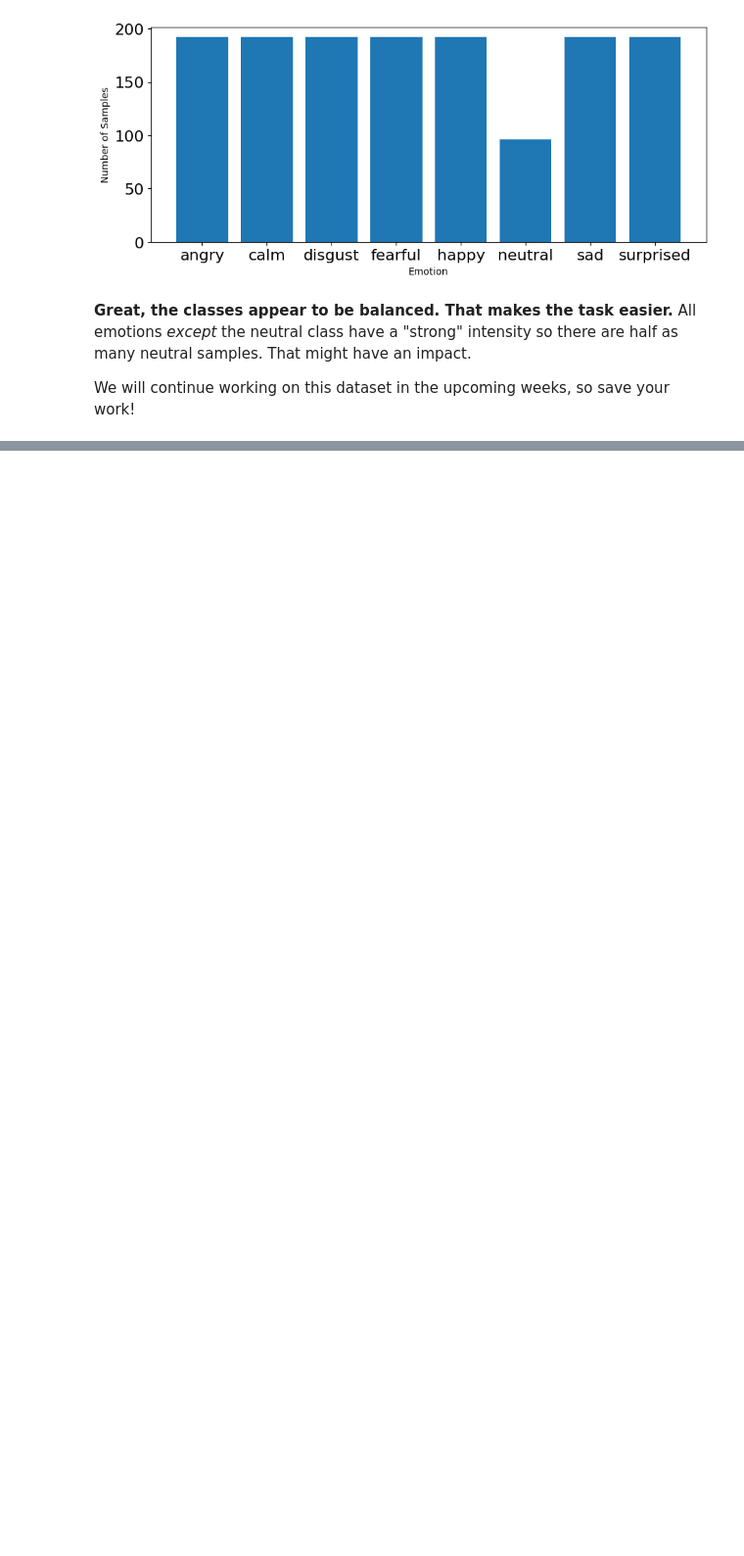
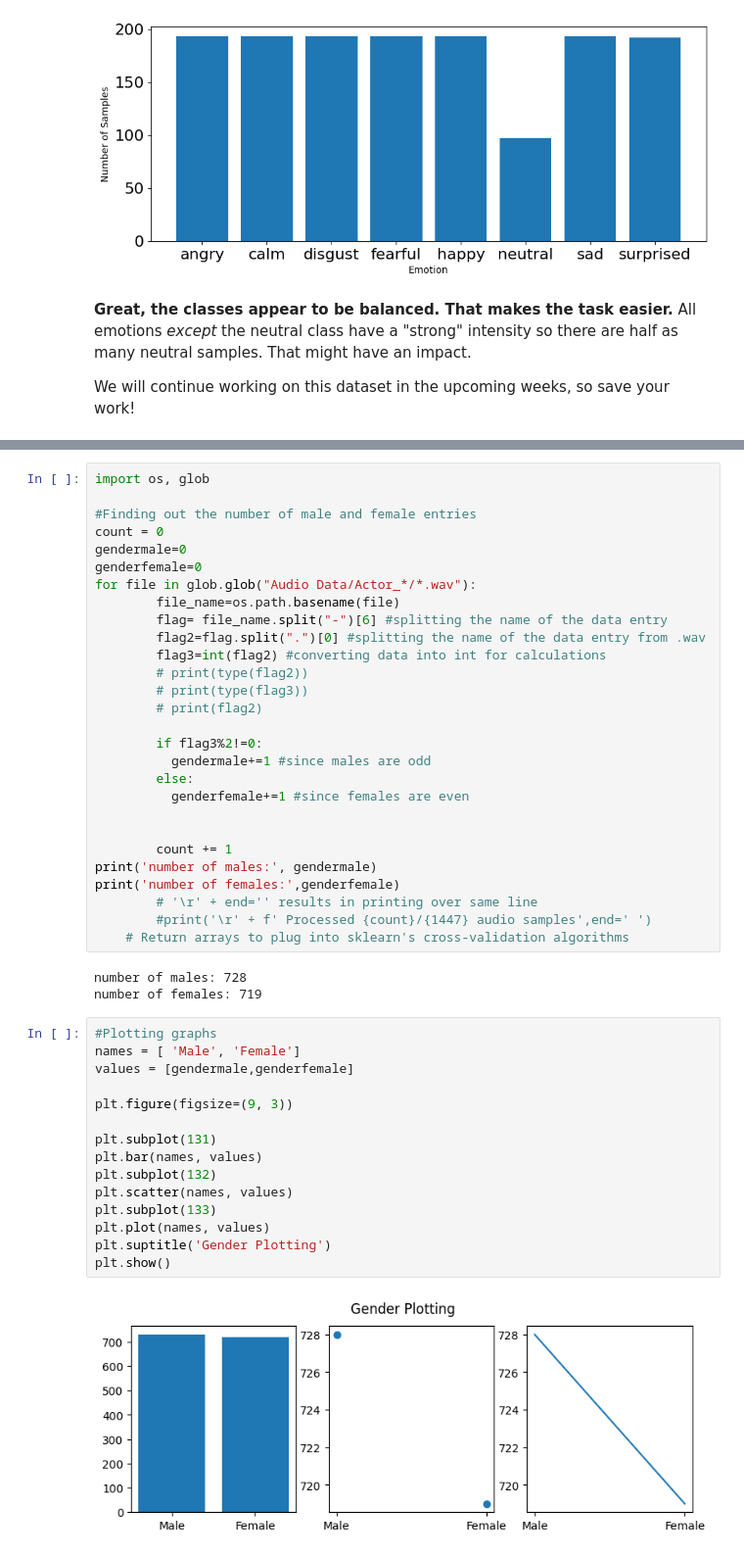
Before and after one commit to AnantBamba/Week2_DataPreprocessForking, a Jupyter notebook: Week 2.ipynb, the cells around one changed output, grey strips where cells are left out. Shown at 98% size. Drawn from its saved outputs; the diff is of its cells as text; blank space fills up the shorter version.

```diff
--- a/Week 2.ipynb
+++ b/Week 2.ipynb
@@ -732,0 +728,48 @@ We will continue working on this dataset in the upcoming weeks, so save your wor
+# %%
+import os, glob
+
+#Finding out the number of male and female entries
+count = 0
+gendermale=0
+genderfemale=0
+for file in glob.glob("Audio Data/Actor_*/*.wav"):
+        file_name=os.path.basename(file)
+        flag= file_name.split("-")[6] #splitting the name of the data entry
+        flag2=flag.split(".")[0] #splitting the name of the data entry from .wav
+        flag3=int(flag2) #converting data into int for calculations
+        # print(type(flag2))
+        # print(type(flag3))
+        # print(flag2)
+
+        if flag3%2!=0:
+          gendermale+=1 #since males are odd
+        else:
+          genderfemale+=1 #since females are even
+
+
+        count += 1
+print('number of males:', gendermale)
+print('number of females:',genderfemale)
+        # '\r' + end='' results in printing over same line
+        #print('\r' + f' Processed {count}/{1447} audio samples',end=' ')
+    # Return arrays to plug into sklearn's cross-validation algorithms
+# %% [output]
+number of males: 728
+number of females: 719
+# %%
+#Plotting graphs
+names = [ 'Male', 'Female']
+values = [gendermale,genderfemale]
+
+plt.figure(figsize=(9, 3))
+
+plt.subplot(131)
+plt.bar(names, values)
+plt.subplot(132)
+plt.scatter(names, values)
+plt.subplot(133)
+plt.plot(names, values)
+plt.suptitle('Gender Plotting')
+plt.show()
+# %% [output]
+[figure, added]
```
Also changed, not shown: parts of 8 cells of this notebook.
